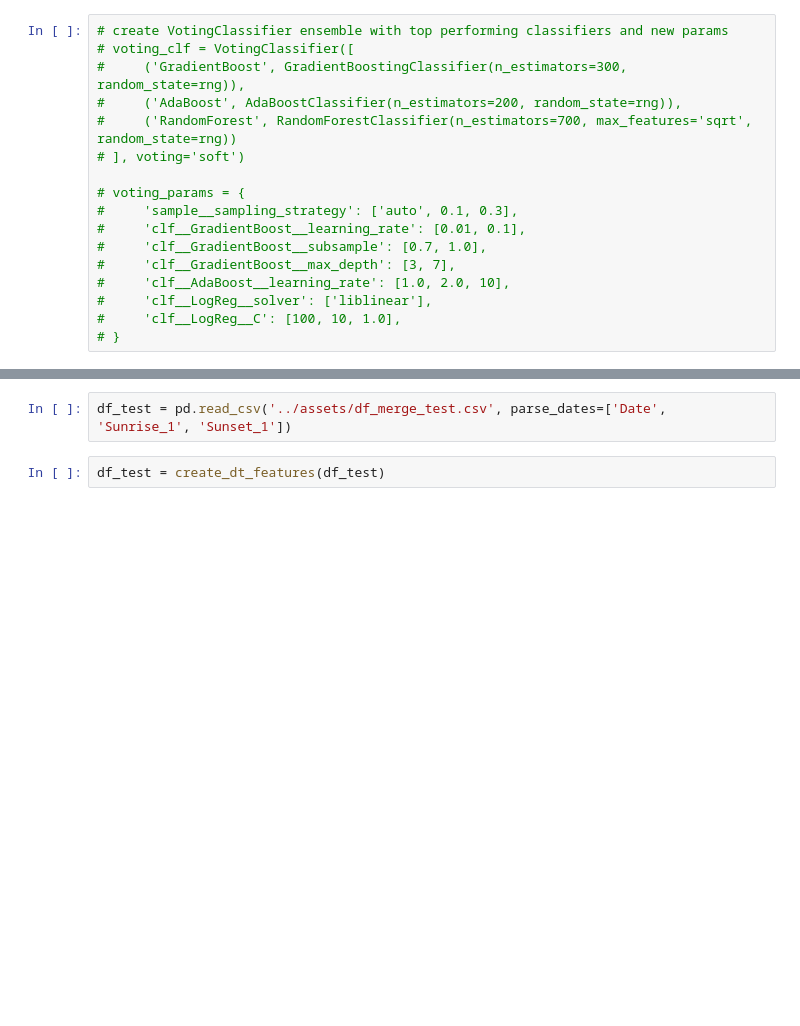
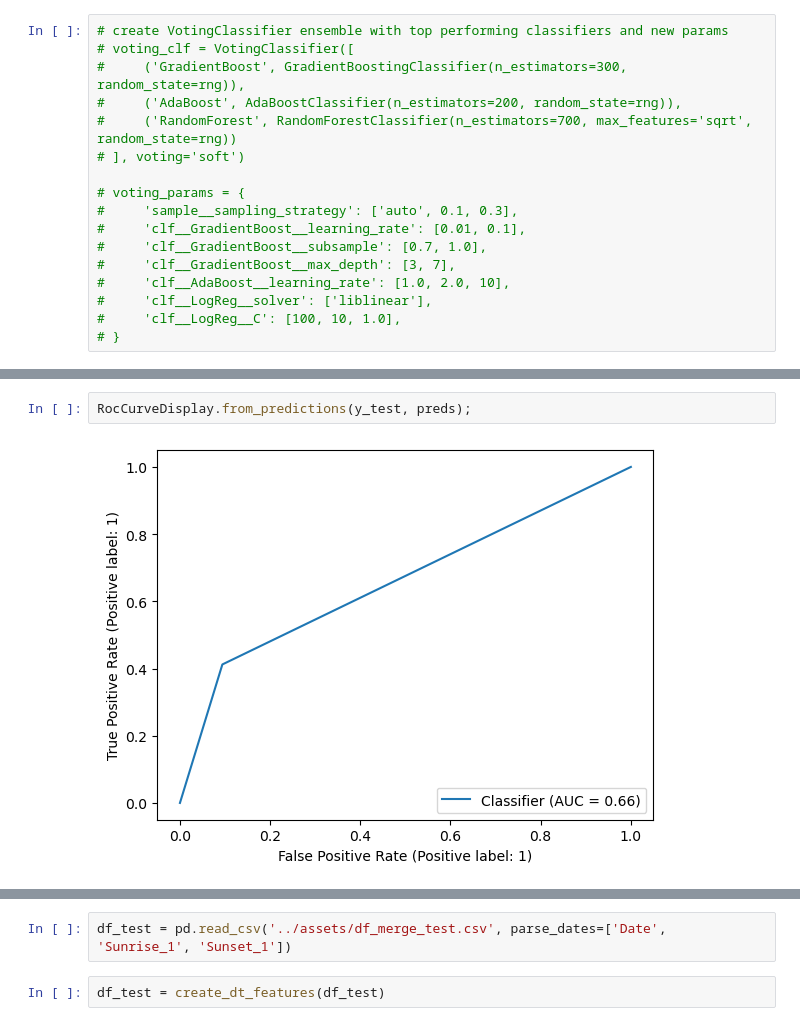
Before and after one commit to eeshawn11/DSI33-Project4, a Jupyter notebook: code/Part_2_Modelling.ipynb, the cells around one changed output, grey strips where cells are left out. Saved outputs shown, nothing was run; the diff lists cells and outputs as text; blank space fills up the shorter version.

```diff
--- a/code/Part_2_Modelling.ipynb
+++ b/code/Part_2_Modelling.ipynb
@@ -434,0 +471,4 @@ weighted avg       0.93      0.88      0.90      5253
+# %%
+RocCurveDisplay.from_predictions(y_test, preds);
+# %% [output]
+[figure, added]
```
Also changed, not shown: parts of 56 cells of this notebook.
